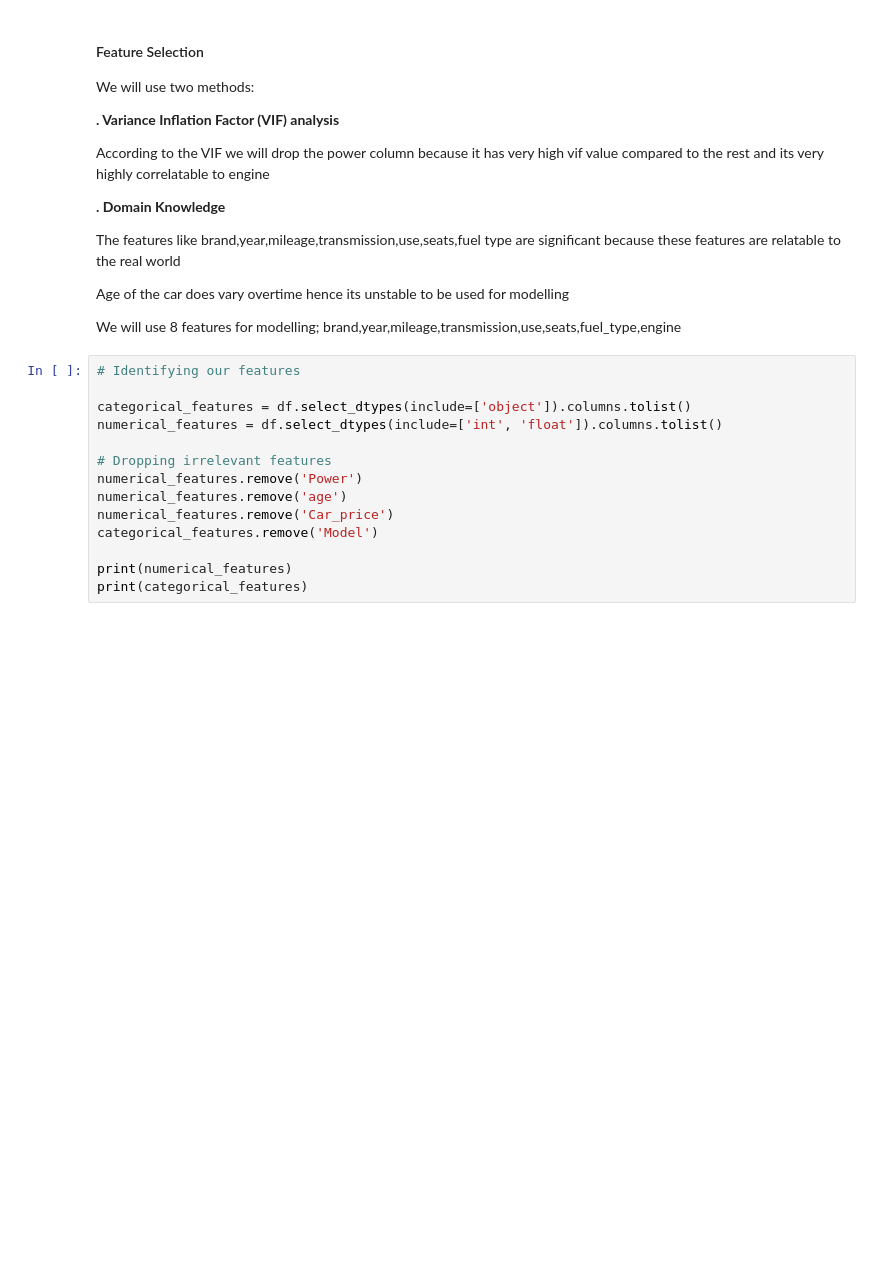
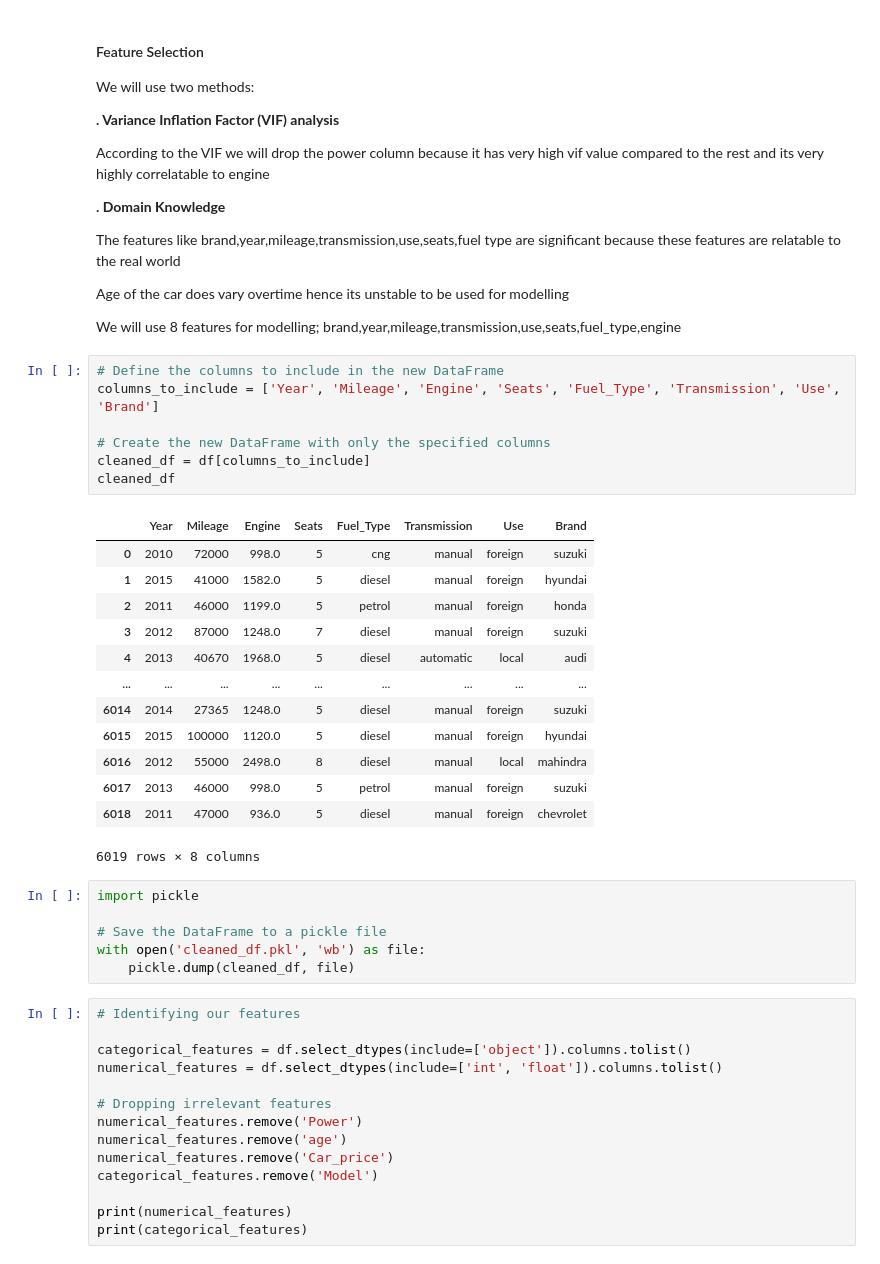
Before and after one commit to jakkkc/car_price, a Jupyter notebook: indexb- update.ipynb, the cells around one changed output. Saved outputs shown, nothing was run; the diff lists cells and outputs as text; blank space fills up the shorter version.

```diff
--- a/indexb- update.ipynb
+++ b/indexb- update.ipynb
@@ -683,6 +683,33 @@ The features like brand,year,mileage,transmission,use,seats,fuel type are signif
 Age of the car does vary overtime hence its unstable to be used for modelling
 
 We will use 8 features for modelling; brand,year,mileage,transmission,use,seats,fuel_type,engine
+# %%
+# Define the columns to include in the new DataFrame
+columns_to_include = ['Year', 'Mileage', 'Engine', 'Seats', 'Fuel_Type', 'Transmission', 'Use', 'Brand']
+
+# Create the new DataFrame with only the specified columns
+cleaned_df = df[columns_to_include]
+cleaned_df
+# %% [output]
+|  | Year | Mileage | Engine | Seats | Fuel_Type | Transmission | Use | Brand |
+| 0 | 2010 | 72000 | 998.0 | 5 | cng | manual | foreign | suzuki |
+| 1 | 2015 | 41000 | 1582.0 | 5 | diesel | manual | foreign | hyundai |
+| 2 | 2011 | 46000 | 1199.0 | 5 | petrol | manual | foreign | honda |
+| 3 | 2012 | 87000 | 1248.0 | 7 | diesel | manual | foreign | suzuki |
+| 4 | 2013 | 40670 | 1968.0 | 5 | diesel | automatic | local | audi |
+| ... | ... | ... | ... | ... | ... | ... | ... | ... |
+| 6014 | 2014 | 27365 | 1248.0 | 5 | diesel | manual | foreign | suzuki |
+| 6015 | 2015 | 100000 | 1120.0 | 5 | diesel | manual | foreign | hyundai |
+| 6016 | 2012 | 55000 | 2498.0 | 8 | diesel | manual | local | mahindra |
+| 6017 | 2013 | 46000 | 998.0 | 5 | petrol | manual | foreign | suzuki |
+| 6018 | 2011 | 47000 | 936.0 | 5 | diesel | manual | foreign | chevrolet |
+6019 rows × 8 columns
+# %%
+import pickle
+
+# Save the DataFrame to a pickle file
+with open('cleaned_df.pkl', 'wb') as file:
+    pickle.dump(cleaned_df, file)
 # %%
 # Identifying our features
 
```
Also changed, not shown: parts of 9 cells of this notebook, 2 other files.
